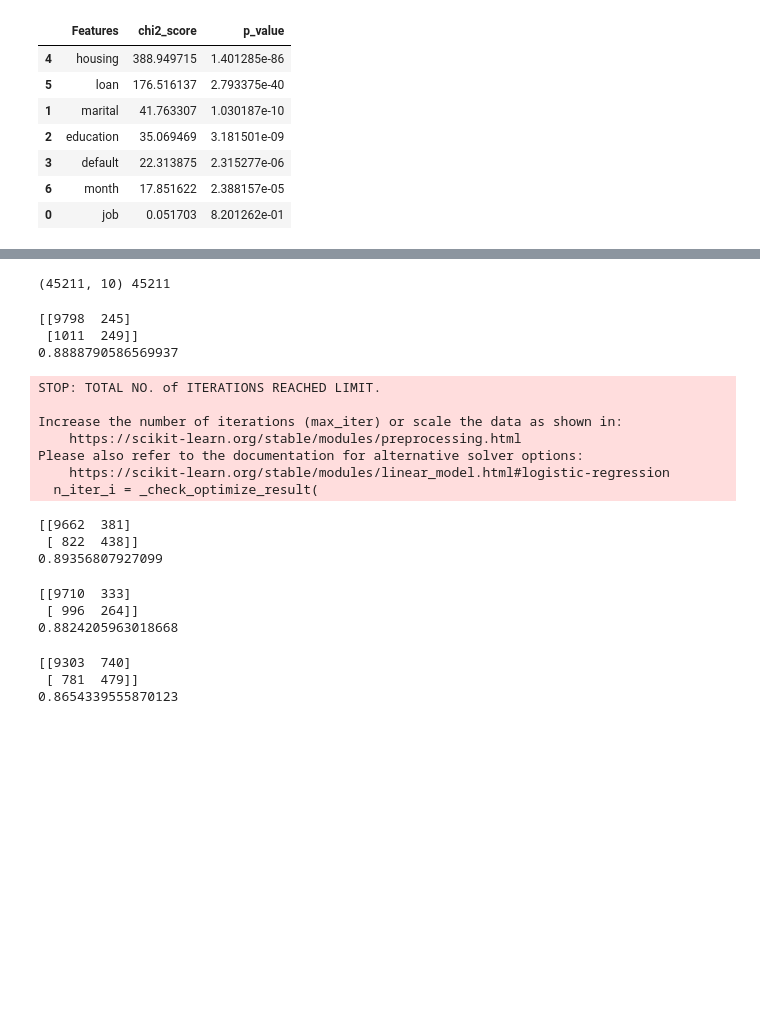
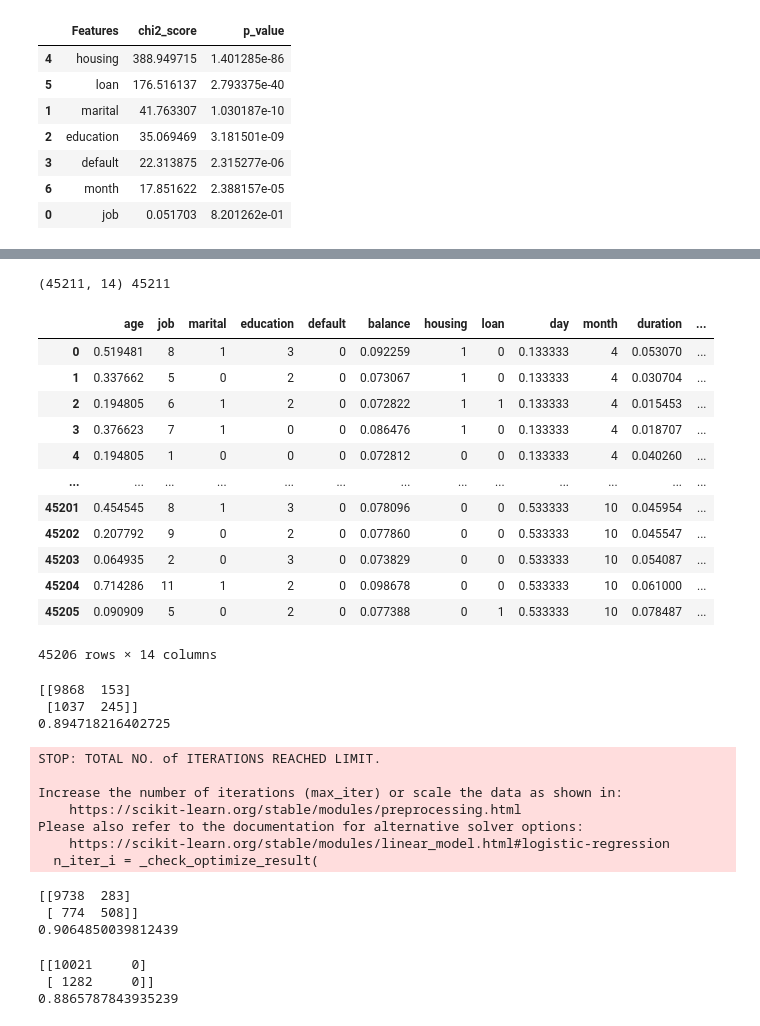
Before and after one commit to RohitVarre/Bank-Term-deposit-prediction, a Jupyter notebook: Machine Learning - Project Bank.ipynb, the cells around one changed output, grey strips where cells are left out. Saved outputs shown, nothing was run; the diff lists cells and outputs as text; code cells hidden in the pictures; blank space fills up the shorter version.

```diff
--- a/Machine Learning - Project Bank.ipynb
+++ b/Machine Learning - Project Bank.ipynb
@@ -215,7 +197,26 @@ chi2
+# %%
+from sklearn.preprocessing import MinMaxScaler
+scaler = MinMaxScaler()
+df[x_cont] = scaler.fit_transform(df[x_cont])
 # %%
+X = df.drop(['y'],axis = 1)
 print(X.shape,len(df['y']))
+X.head(-5)
 # %% [output]
-(45211, 10) 45211
+(45211, 14) 45211
+|  | age | job | marital | education | default | balance | housing | loan | day | month | duration | ... |
+| 0 | 0.519481 | 8 | 1 | 3 | 0 | 0.092259 | 1 | 0 | 0.133333 | 4 | 0.053070 | ... |
+| 1 | 0.337662 | 5 | 0 | 2 | 0 | 0.073067 | 1 | 0 | 0.133333 | 4 | 0.030704 | ... |
+| 2 | 0.194805 | 6 | 1 | 2 | 0 | 0.072822 | 1 | 1 | 0.133333 | 4 | 0.015453 | ... |
+| 3 | 0.376623 | 7 | 1 | 0 | 0 | 0.086476 | 1 | 0 | 0.133333 | 4 | 0.018707 | ... |
+| 4 | 0.194805 | 1 | 0 | 0 | 0 | 0.072812 | 0 | 0 | 0.133333 | 4 | 0.040260 | ... |
+| ... | ... | ... | ... | ... | ... | ... | ... | ... | ... | ... | ... | ... |
+| 45201 | 0.454545 | 8 | 1 | 3 | 0 | 0.078096 | 0 | 0 | 0.533333 | 10 | 0.045954 | ... |
+| 45202 | 0.207792 | 9 | 0 | 2 | 0 | 0.077860 | 0 | 0 | 0.533333 | 10 | 0.045547 | ... |
+| 45203 | 0.064935 | 2 | 0 | 3 | 0 | 0.073829 | 0 | 0 | 0.533333 | 10 | 0.054087 | ... |
+| 45204 | 0.714286 | 11 | 1 | 2 | 0 | 0.098678 | 0 | 0 | 0.533333 | 10 | 0.061000 | ... |
+| 45205 | 0.090909 | 5 | 0 | 2 | 0 | 0.077388 | 0 | 1 | 0.533333 | 10 | 0.078487 | ... |
+45206 rows × 14 columns
 # %%
 from sklearn.model_selection import train_test_split
 x_train,x_test,y_train,y_test = train_test_split(X,df['y'])
@@ -230,9 +231,9 @@ y_pred = reg.predict(x_test)
 print(confusion_matrix(y_test,y_pred))
 print(accuracy_score(y_test,y_pred))
 # %% [output]
-[[9798  245]
- [1011  249]]
-0.8888790586569937
+[[9868  153]
+ [1037  245]]
+0.894718216402725
 STOP: TOTAL NO. of ITERATIONS REACHED LIMIT.
 
 Increase the number of iterations (max_iter) or scale the data as shown in:
@@ -248,28 +249,17 @@ y_pred = rf.predict(x_test)
 print(confusion_matrix(y_test,y_pred))
 print(accuracy_score(y_test,y_pred))
 # %% [output]
-[[9662  381]
- [ 822  438]]
-0.89356807927099
+[[9738  283]
+ [ 774  508]]
+0.9064850039812439
 # %%
-from sklearn.neighbors import KNeighborsClassifier
-knn = KNeighborsClassifier()
-knn.fit(x_train, y_train)
-y_pred = knn.predict(x_test)
+from sklearn.svm import SVC
+svc = SVC()
+svc.fit(x_train, y_train)
+y_pred = svc.predict(x_test)
 print(confusion_matrix(y_test,y_pred))
 print(accuracy_score(y_test,y_pred))
 # %% [output]
-[[9710  333]
- [ 996  264]]
-0.8824205963018668
+[[10021     0]
+ [ 1282     0]]
+0.8865787843935239
-# %%
-from sklearn.naive_bayes import GaussianNB
-gnb = GaussianNB()
-gnb.fit(x_train, y_train)
-y_pred = gnb.predict(x_test)
-print(confusion_matrix(y_test,y_pred))
-print(accuracy_score(y_test,y_pred))
-# %% [output]
-[[9303  740]
- [ 781  479]]
-0.8654339555870123
```
Also changed, not shown: parts of 25 cells of this notebook.
